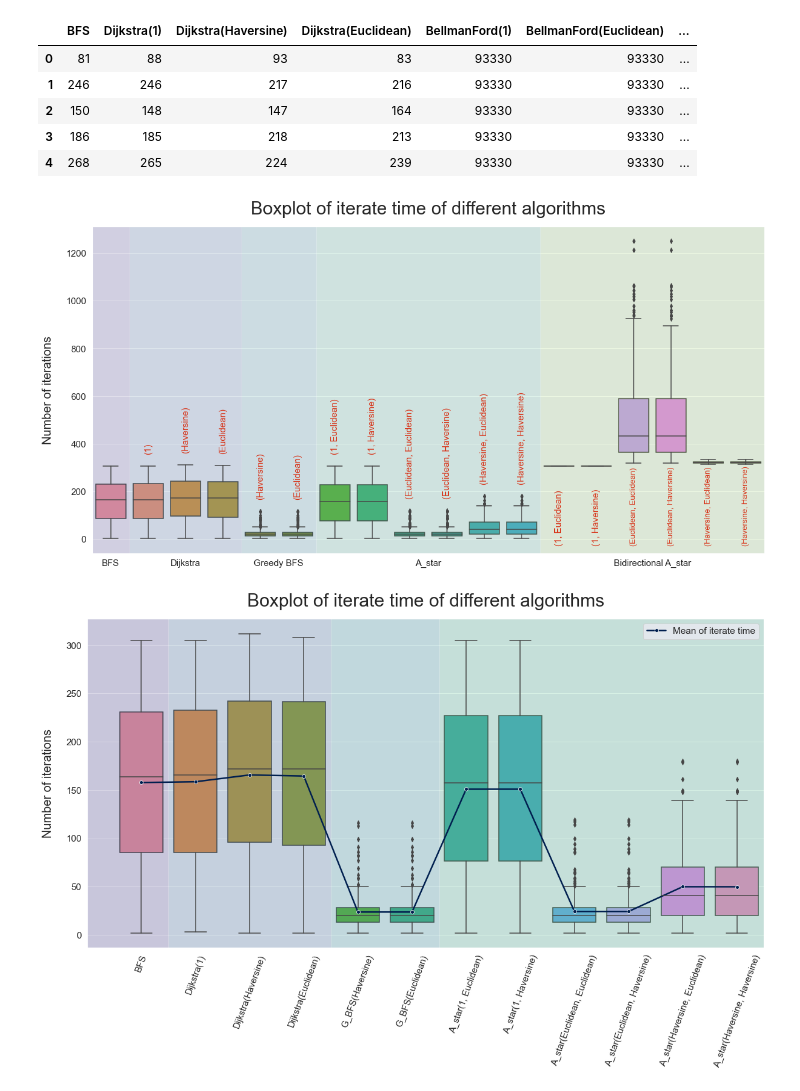
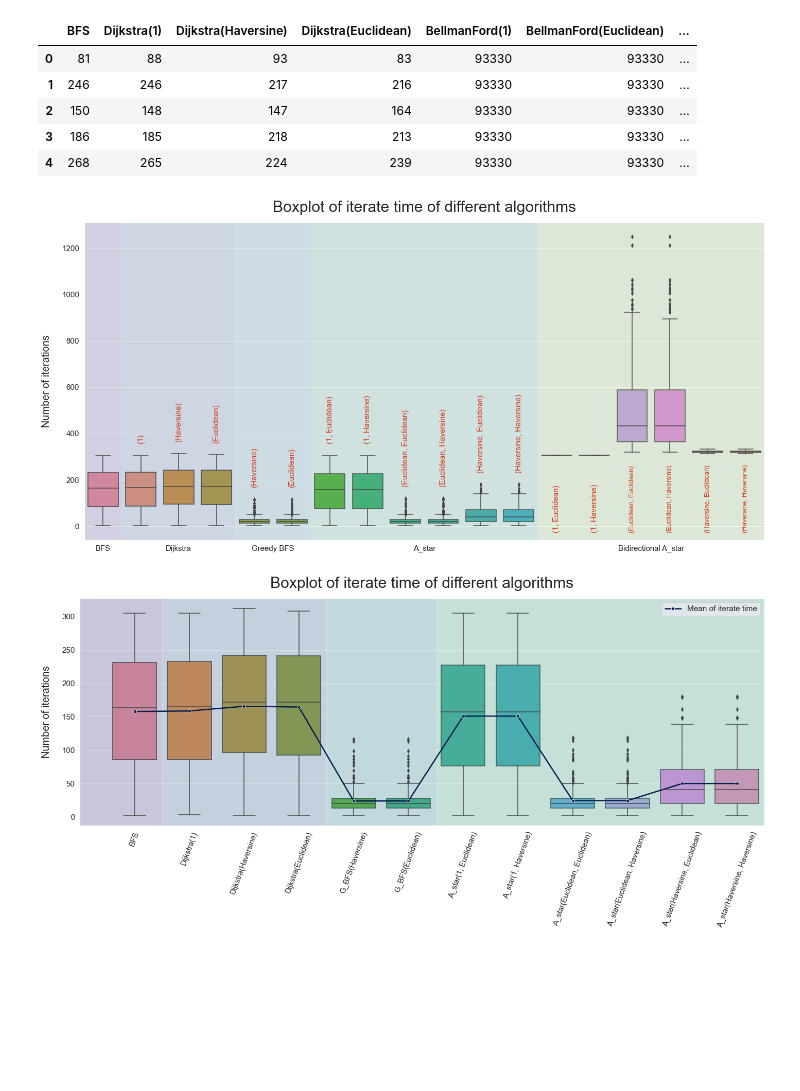
Before and after one commit to SustechSTA303/STA303-Assignment03, a Jupyter notebook: myWork/analysis&plot.ipynb, the cells around one changed output. Saved outputs shown, nothing was run; the diff lists cells and outputs as text; code cells hidden in the pictures; blank space fills up the shorter version.

```diff
--- a/myWork/analysis&plot.ipynb
+++ b/myWork/analysis&plot.ipynb
@@ -108,39 +170,41 @@ plt.axvspan(3.5, 5.5, facecolor=colors[2], alpha=0.15)  # Specify the range of t
 plt.axvspan(5.5, 11.5, facecolor=colors[3], alpha=0.15)  # Specify the range of the first partition
 plt.axvspan(11.5, 17.5, facecolor=colors[4], alpha=0.15)  # Specify the range of the second partition
 
-sns.boxplot(data=iterate_time.drop(["BellmanFord(Euclidean)"], axis=1))
+sns.boxplot(data=iterate_time.drop(["BellmanFord(1)","BellmanFord(Euclidean)"], axis=1))
 # sns.lineplot(data=np.mean(iterate_time.drop(["BellmanFord(1)","BellmanFord(Euclidean)"], axis=1)), palette="tab10", linewidth=2.5, dashes=False)
 
 plt.title("Boxplot of iterate time of different algorithms", fontsize=30, pad=20)
 plt.ylabel("Number of iterations", fontsize=20, labelpad=20)
 plt.xticks([0,2,4.5,8.5,14.5],["BFS","Dijkstra","Greedy BFS","A_star","Bidirectional A_star"] ,fontsize=15);
 
 plt.text(1,np.max(iterate_time['Dijkstra(1)'])+50,'(1)', ha='center', rotation = 90,va= 'bottom',fontsize=15,color='#d8351a')
 plt.text(2,np.max(iterate_time['Dijkstra(Haversine)'])+50,'(Haversine)', ha='center', rotation = 90,va= 'bottom',fontsize=15,color='#d8351a')
 plt.text(3,np.max(iterate_time['Dijkstra(Euclidean)'])+50,'(Euclidean)', ha='center', rotation = 90,va= 'bottom',fontsize=15,color='#d8351a')
 
 plt.text(4,np.max(iterate_time['G_BFS(Haversine)'])+50,'(Haversine)', ha='center', rotation = 90,va= 'bottom',fontsize=15,color='#d8351a')
 plt.text(5,np.max(iterate_time['G_BFS(Euclidean)'])+50,'(Euclidean)', ha='center', rotation = 90,va= 'bottom',fontsize=15,color='#d8351a')
 
 plt.text(6,np.max(iterate_time['A_star(1, Euclidean)'])+50,'(1, Euclidean)', ha='center', rotation = 90,va= 'bottom',fontsize=15,color='#d8351a')
 plt.text(7,np.max(iterate_time['A_star(1, Haversine)'])+50,'(1, Haversine)', ha='center', rotation = 90,va= 'bottom',fontsize=15,color='#d8351a')
 plt.text(8,np.max(iterate_time['A_star(Euclidean, Euclidean)'])+50,'(Euclidean, Euclidean)', ha='center', rotation = 90,va= 'bottom',fontsize=15,color='#d8351a')
 plt.text(9,np.max(iterate_time['A_star(Euclidean, Haversine)'])+50,'(Euclidean, Haversine)', ha='center', rotation = 90,va= 'bottom',fontsize=15,color='#d8351a')
 plt.text(10,np.max(iterate_time['A_star(Haversine, Euclidean)'])+50,'(Haversine, Euclidean)', ha='center', rotation = 90,va= 'bottom',fontsize=15,color='#d8351a')
 plt.text(11,np.max(iterate_time['A_star(Haversine, Haversine)'])+50,'(Haversine, Haversine)', ha='center', rotation = 90,va= 'bottom',fontsize=15,color='#d8351a')
 
 plt.text(12,np.min(iterate_time['A_star(1, Euclidean)'])-30,'(1, Euclidean)', ha='center', rotation = 90,va= 'bottom',fontsize=15,color='#d8351a')
 plt.text(13,np.min(iterate_time['A_star(1, Haversine)'])-30,'(1, Haversine)', ha='center', rotation = 90,va= 'bottom',fontsize=15,color='#d8351a')
 plt.text(14,np.min(iterate_time['A_star(Euclidean, Euclidean)'])-30,'(Euclidean, Euclidean)', ha='center', rotation = 90,va= 'bottom',fontsize=13,color='#d8351a')
 plt.text(15,np.min(iterate_time['A_star(Euclidean, Haversine)'])-30,'(Euclidean, Haversine)', ha='center', rotation = 90,va= 'bottom',fontsize=13,color='#d8351a')
 plt.text(16,np.min(iterate_time['A_star(Haversine, Euclidean)'])-30,'(Haversine, Euclidean)', ha='center', rotation = 90,va= 'bottom',fontsize=13,color='#d8351a')
 plt.text(17,np.min(iterate_time['A_star(Haversine, Haversine)'])-30,'(Haversine, Haversine)', ha='center', rotation = 90,va= 'bottom',fontsize=13,color='#d8351a')
 
 
+# 调整布局
+plt.tight_layout()
 
 plt.savefig("present/iterate_time1.svg")
 # %% [output]
-[figure, old version]
+[figure, new version]
 # %%
 plt.figure(figsize=(20,10))
 sns.set(font_scale = 1.4)
@@ -164,6 +228,9 @@ plt.ylabel("Number of iterations", fontsize=20, labelpad=20)
 plt.xlim(-1,11.5)
 plt.xticks(rotation=70 ,fontsize=15);
 
+# 调整布局
+plt.tight_layout()
+
 plt.savefig("present/iterate_time2.svg")
 # %% [output]
-[figure, old version]
+[figure, new version]
```
Also changed, not shown: parts of 2 cells of this notebook, 12 other files.
